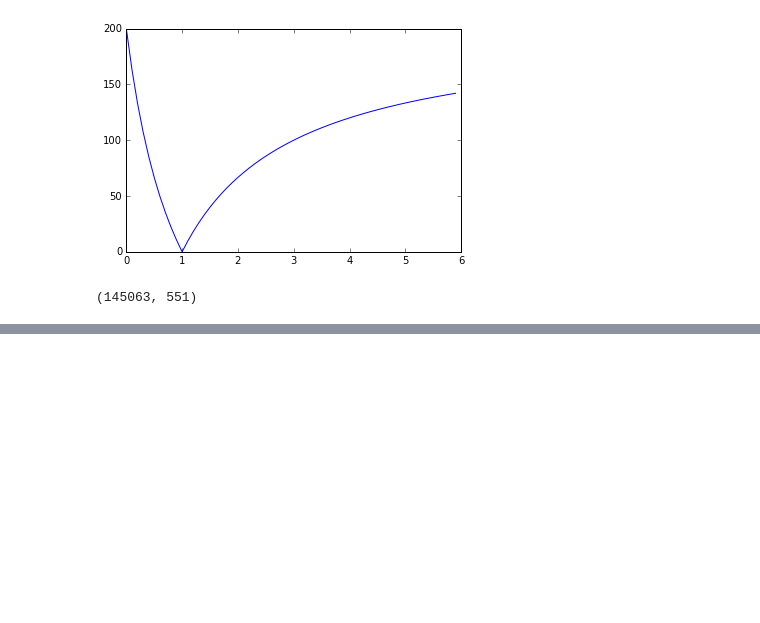
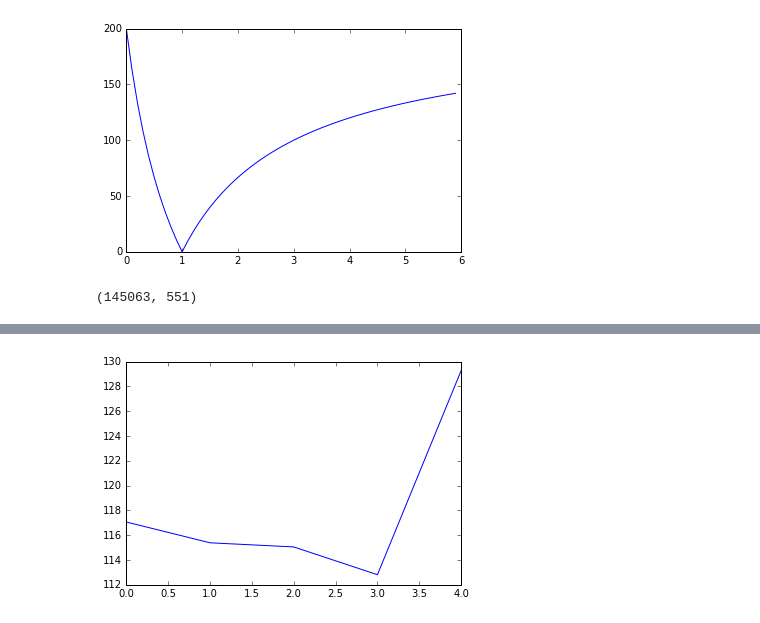
Before and after one commit to MatthewMcGonagle/KaggleWikiTraffic, a Jupyter notebook: SimpleWindow.ipynb, the cells around one changed output, grey strips where cells are left out. Drawn from its saved outputs; the diff is of its cells as text; code cells hidden in the pictures; blank space fills up the shorter version.

```diff
--- a/SimpleWindow.ipynb
+++ b/SimpleWindow.ipynb
@@ -71,0 +161,5 @@ smape(Y_predict, Y_test)
+# %%
+plt.plot(scores)
+plt.show()
+# %% [output]
+[figure, added]
```
Also changed, not shown: parts of 14 cells of this notebook.
